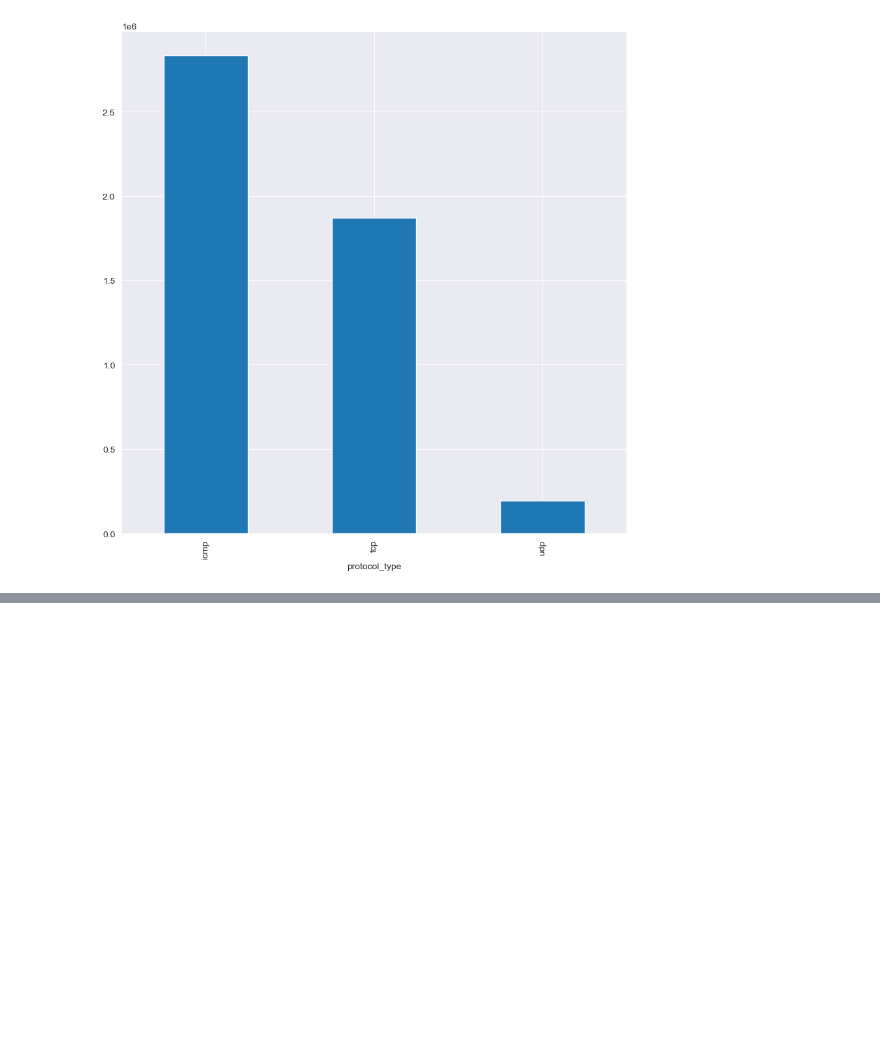
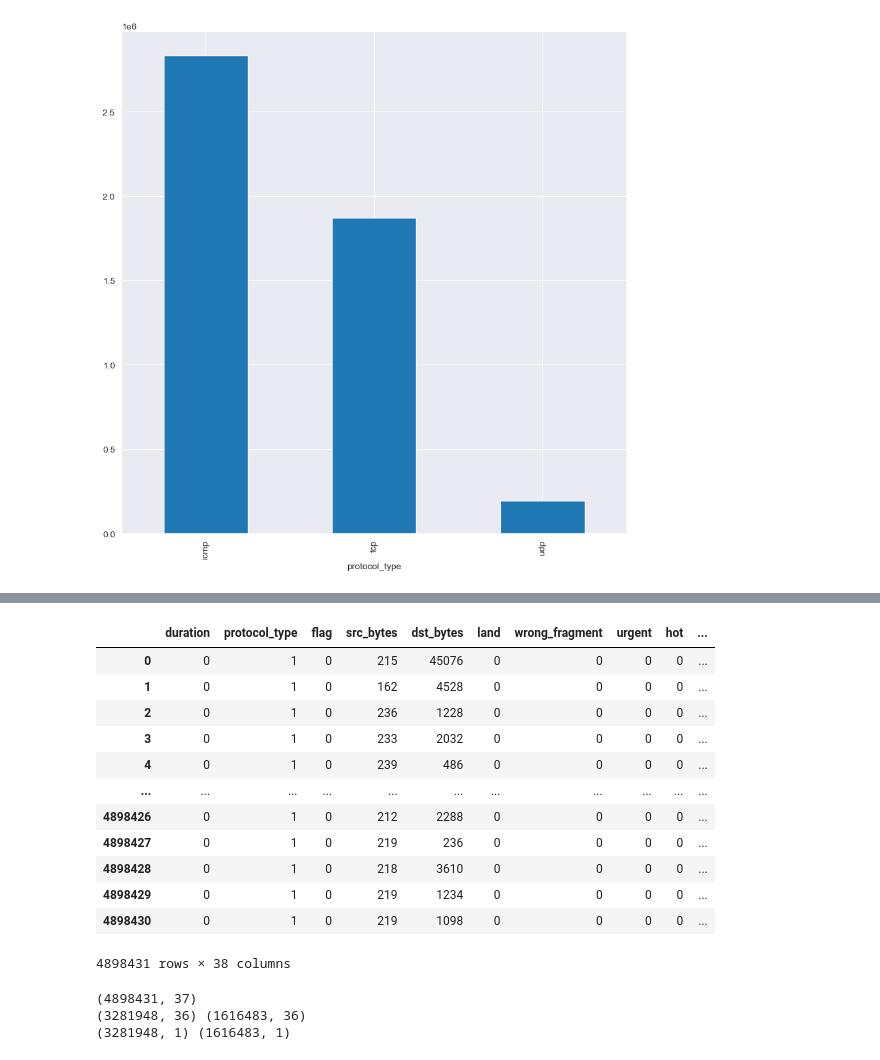
Before and after one commit to hassoonsy2/Secure-Crypt, a Jupyter notebook: ML_KDDcup.ipynb, the cells around one changed output, grey strips where cells are left out. Drawn from its saved outputs; the diff is of its cells as text; code cells hidden in the pictures; blank space fills up the shorter version.

```diff
--- a/ML_KDDcup.ipynb
+++ b/ML_KDDcup.ipynb
@@ -171,0 +250,8 @@ data['protocol_type'].value_counts().plot(kind='bar', figsize=(10,10))
+# %%
+#protocol_type feature mapping
+pmap = {'icmp':0,'tcp':1,'udp':2}
+data['protocol_type'] = data['protocol_type'].map(pmap)
+# %%
+#flag feature mapping
+fmap = {'SF':0,'S0':1,'REJ':2,'RSTR':3,'RSTO':4,'SH':5 ,'S1':6 ,'S2':7,'RSTOS0':8,'S3':9 ,'OTH':10}
+data['flag'] = data['flag'].map(fmap)
@@ -171,0 +260,16 @@ data['protocol_type'].value_counts().plot(kind='bar', figsize=(10,10))
+# %%
+data
+# %% [output]
+|  | duration | protocol_type | flag | src_bytes | dst_bytes | land | wrong_fragment | urgent | hot | ... |
+| 0 | 0 | 1 | 0 | 215 | 45076 | 0 | 0 | 0 | 0 | ... |
+| 1 | 0 | 1 | 0 | 162 | 4528 | 0 | 0 | 0 | 0 | ... |
+| 2 | 0 | 1 | 0 | 236 | 1228 | 0 | 0 | 0 | 0 | ... |
+| 3 | 0 | 1 | 0 | 233 | 2032 | 0 | 0 | 0 | 0 | ... |
+| 4 | 0 | 1 | 0 | 239 | 486 | 0 | 0 | 0 | 0 | ... |
+| ... | ... | ... | ... | ... | ... | ... | ... | ... | ... | ... |
+| 4898426 | 0 | 1 | 0 | 212 | 2288 | 0 | 0 | 0 | 0 | ... |
+| 4898427 | 0 | 1 | 0 | 219 | 236 | 0 | 0 | 0 | 0 | ... |
+| 4898428 | 0 | 1 | 0 | 218 | 3610 | 0 | 0 | 0 | 0 | ... |
+| 4898429 | 0 | 1 | 0 | 219 | 1234 | 0 | 0 | 0 | 0 | ... |
+| 4898430 | 0 | 1 | 0 | 219 | 1098 | 0 | 0 | 0 | 0 | ... |
+4898431 rows × 38 columns
@@ -171,0 +285,19 @@ data['protocol_type'].value_counts().plot(kind='bar', figsize=(10,10))
+# %%
+data = data.drop(['target',], axis=1)
+print(data.shape)
+
+# Target variable and train set
+Y = data[['Attack Type']]
+X = data.drop(['Attack Type',], axis=1)
+
+sc = MinMaxScaler()
+X = sc.fit_transform(X)
+
+# Split test and train data
+X_train, X_test, Y_train, Y_test = train_test_split(X, Y, test_size=0.33, random_state=42)
+print(X_train.shape, X_test.shape)
+print(Y_train.shape, Y_test.shape)
+# %% [output]
+(4898431, 37)
+(3281948, 36) (1616483, 36)
+(3281948, 1) (1616483, 1)
```
Also changed, not shown: parts of 28 cells of this notebook, 2 other files.
